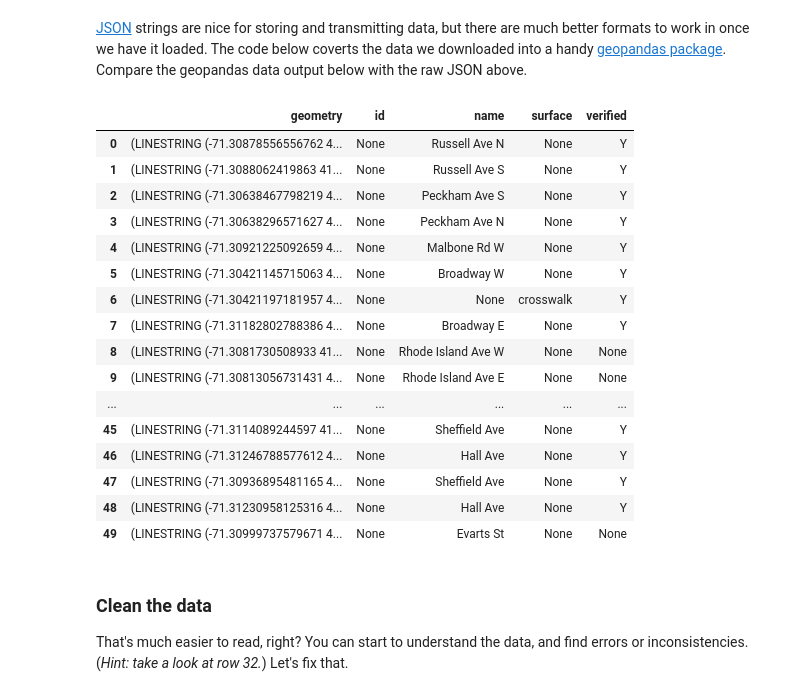
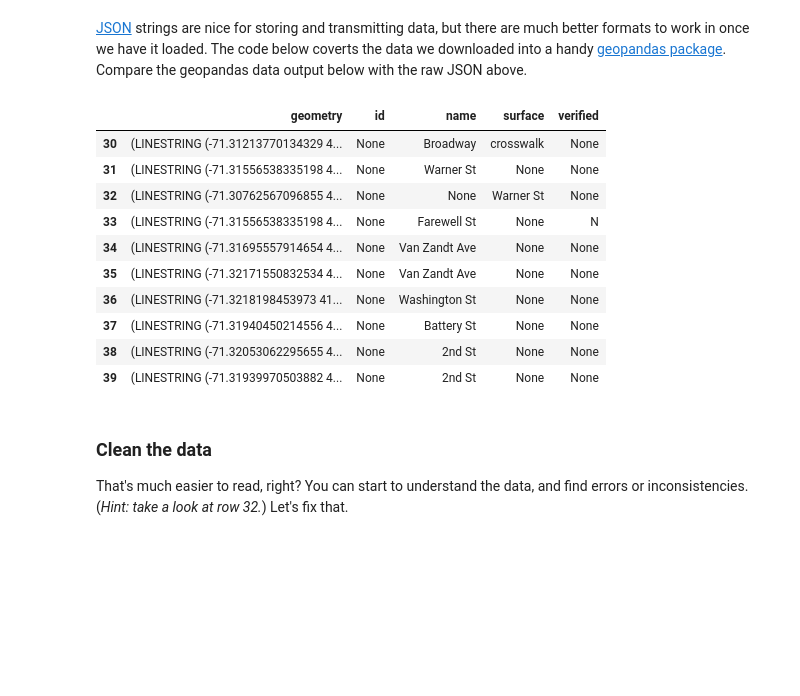
Before and after one commit to NewportDataProject/data-night, a Jupyter notebook: data-by-example.ipynb, the cells around one changed output. Saved outputs shown, nothing was run; the diff lists cells and outputs as text; code cells hidden in the pictures; blank space fills up the shorter version.

```diff
--- a/data-by-example.ipynb
+++ b/data-by-example.ipynb
@@ -70,7 +70,7 @@ We start by using the [requests](http://docs.python-requests.org/en/master/) pac
 # %%
 # read the sidewalk map file from the data portal
-r = requests.get('https://raw.githubusercontent.com/NewportDataPortal/sidewalk-map/development/npt-sidewalks.geojson')
+sidewalk_response = requests.get('https://raw.githubusercontent.com/NewportDataPortal/sidewalk-map/development/npt-sidewalks.geojson')
 
-# look at the raw dataset
-r.json()
+# look at a piece of the raw dataset
+print(str(sidewalk_response.json())[:2000] + " ...")
 # %% [output]
@@ -96,31 +80,25 @@ r.json()
 # %%
 # Nothing to see here, just some hacky python code to get the dataset formatted so it can be read in by geopandas.
 # reference https://gis.stackexchange.com/questions/225586/reading-raw-data-into-geopandas
-b = bytes(r.content)
+b = bytes(sidewalk_response.content)
 with fiona.BytesCollection(b) as f:
     crs = f.crs
-    gdf = gpd.GeoDataFrame.from_features(f, crs=crs)
+    sidewalk_gdf = gpd.GeoDataFrame.from_features(f, crs=crs)
 
 # take a peek at the data
-gdf.head(50)
+sidewalk_gdf[30:40]
 # %% [output]
 |  | geometry | id | name | surface | verified |
-| 0 | (LINESTRING (-71.30878556556762 4... | None | Russell Ave N | None | Y |
-| 1 | (LINESTRING (-71.3088062419863 41... | None | Russell Ave S | None | Y |
-| 2 | (LINESTRING (-71.30638467798219 4... | None | Peckham Ave S | None | Y |
-| 3 | (LINESTRING (-71.30638296571627 4... | None | Peckham Ave N | None | Y |
-| 4 | (LINESTRING (-71.30921225092659 4... | None | Malbone Rd W | None | Y |
-| 5 | (LINESTRING (-71.30421145715063 4... | None | Broadway W | None | Y |
-| 6 | (LINESTRING (-71.30421197181957 4... | None | None | crosswalk | Y |
-| 7 | (LINESTRING (-71.31182802788386 4... | None | Broadway E | None | Y |
-| 8 | (LINESTRING (-71.3081730508933 41... | None | Rhode Island Ave W | None | None |
-| 9 | (LINESTRING (-71.30813056731431 4... | None | Rhode Island Ave E | None | None |
-| ... | ... | ... | ... | ... | ... |
-| 45 | (LINESTRING (-71.3114089244597 41... | None | Sheffield Ave | None | Y |
-| 46 | (LINESTRING (-71.31246788577612 4... | None | Hall Ave | None | Y |
-| 47 | (LINESTRING (-71.30936895481165 4... | None | Sheffield Ave | None | Y |
-| 48 | (LINESTRING (-71.31230958125316 4... | None | Hall Ave | None | Y |
-| 49 | (LINESTRING (-71.30999737579671 4... | None | Evarts St | None | None |
+| 30 | (LINESTRING (-71.31213770134329 4... | None | Broadway | crosswalk | None |
+| 31 | (LINESTRING (-71.31556538335198 4... | None | Warner St | None | None |
+| 32 | (LINESTRING (-71.30762567096855 4... | None | None | Warner St | None |
+| 33 | (LINESTRING (-71.31556538335198 4... | None | Farewell St | None | N |
+| 34 | (LINESTRING (-71.31695557914654 4... | None | Van Zandt Ave | None | None |
+| 35 | (LINESTRING (-71.32171550832534 4... | None | Van Zandt Ave | None | None |
+| 36 | (LINESTRING (-71.3218198453973 41... | None | Washington St | None | None |
+| 37 | (LINESTRING (-71.31940450214556 4... | None | Battery St | None | None |
+| 38 | (LINESTRING (-71.32053062295655 4... | None | 2nd St | None | None |
+| 39 | (LINESTRING (-71.31939970503882 4... | None | 2nd St | None | None |
 # %% [markdown]
 ### Clean the data
 That's much easier to read, right? You can start to understand the data, and find errors or inconsistencies. (*Hint: take a look at row 32.*)  Let's fix that.
```
Also changed, not shown: parts of 9 cells of this notebook.
